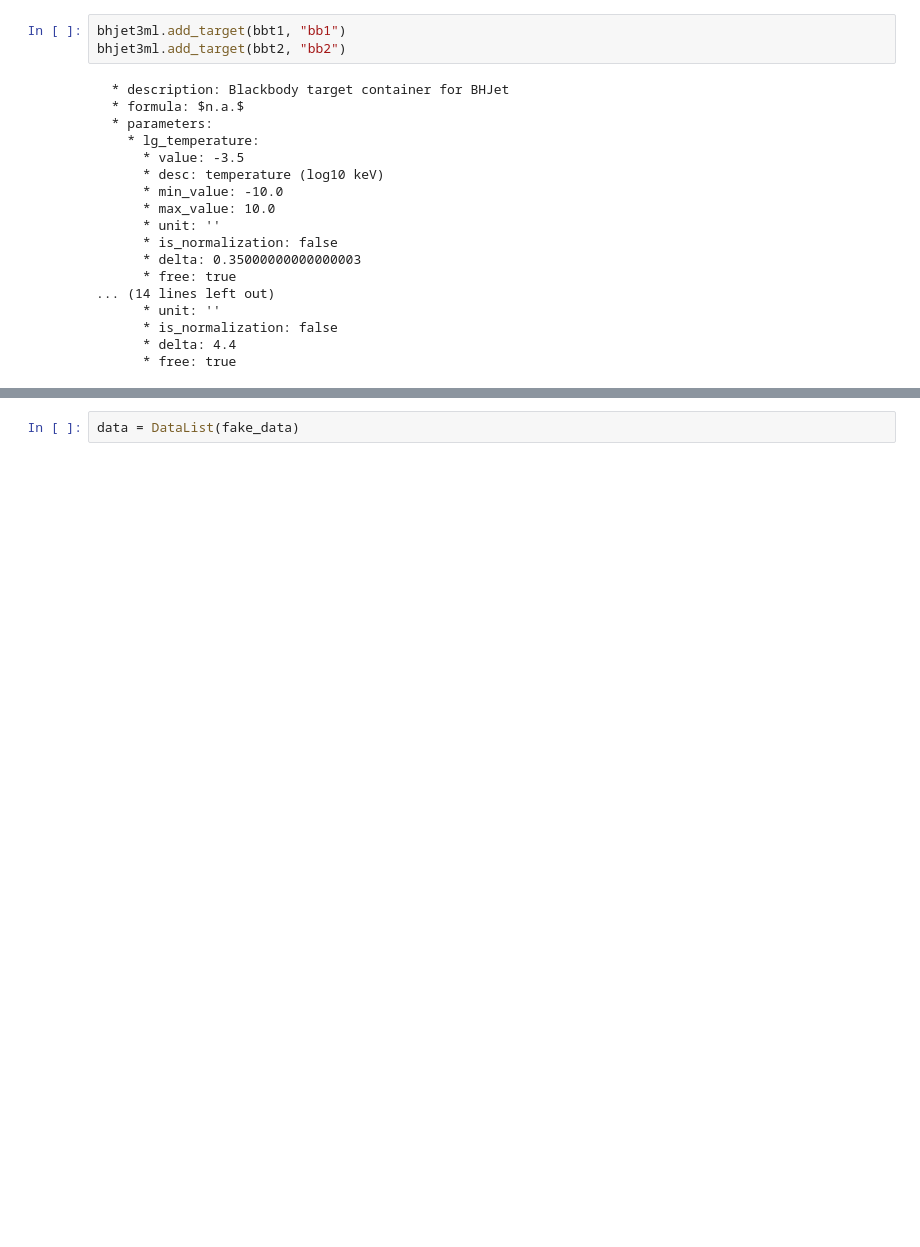
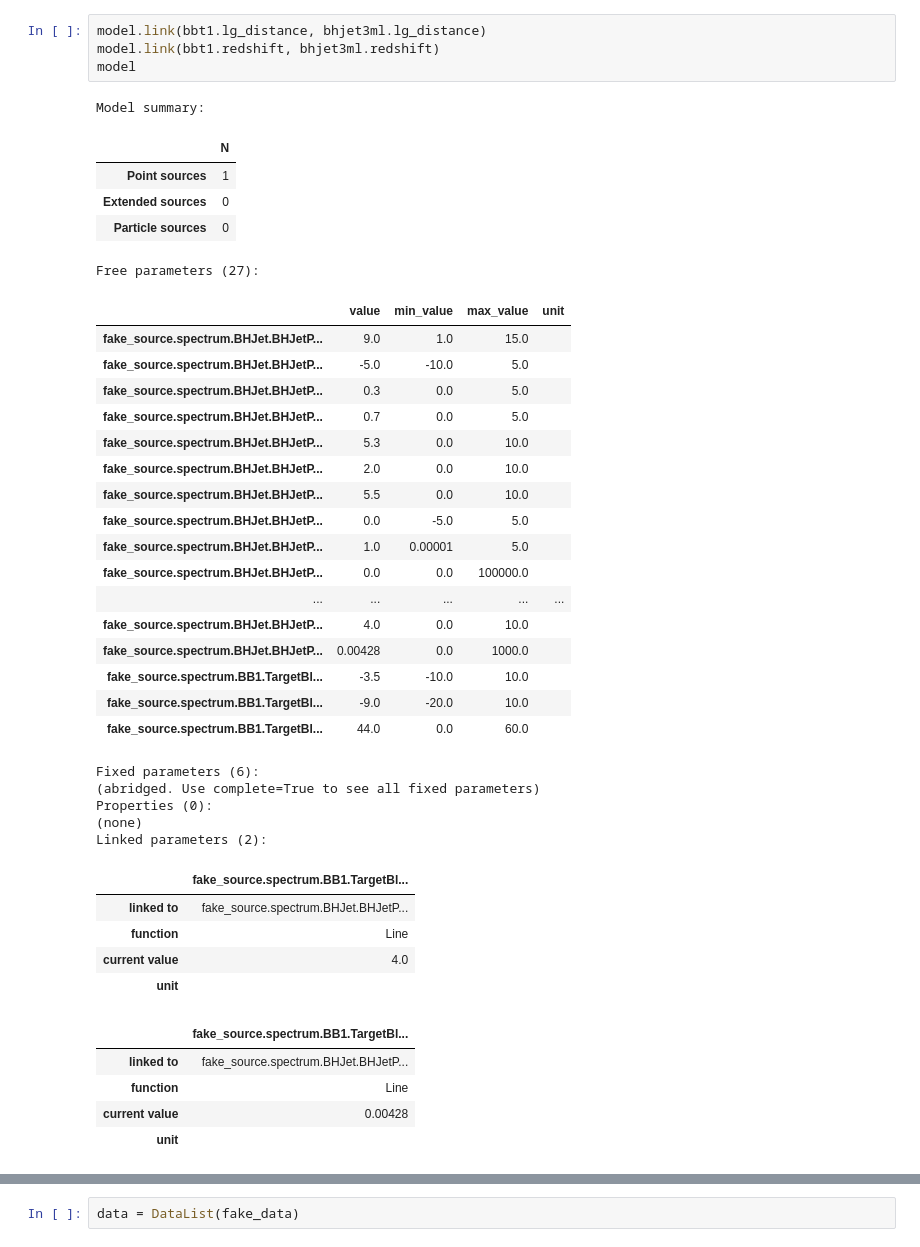
Before and after one commit to maklinger/BHJet, a Jupyter notebook: examples/bhjet3ML_example.ipynb, the cells around one changed output, grey strips where cells are left out. Cells and saved outputs as stored; diff of their text form; blank space fills up the shorter version.

```diff
--- a/examples/bhjet3ML_example.ipynb
+++ b/examples/bhjet3ML_example.ipynb
@@ -38,21 +31,43 @@ bbt2 = BlackBodyTarget()
 # %%
-bhjet3ml.add_target(bbt1, "bb1")
-bhjet3ml.add_target(bbt2, "bb2")
+model.link(bbt1.lg_distance, bhjet3ml.lg_distance)
+model.link(bbt1.redshift, bhjet3ml.redshift)
+model
 # %% [output]
-  * description: Blackbody target container for BHJet
-  * formula: $n.a.$
-  * parameters:
-    * lg_temperature:
-      * value: -3.5
-      * desc: temperature (log10 keV)
-      * min_value: -10.0
-      * max_value: 10.0
-      * unit: ''
-      * is_normalization: false
-      * delta: 0.35000000000000003
-      * free: true
-... (14 lines left out)
-      * unit: ''
-      * is_normalization: false
-      * delta: 4.4
-      * free: true
+Model summary:
+|  | N |
+| Point sources | 1 |
+| Extended sources | 0 |
+| Particle sources | 0 |
+Free parameters (27):
+|  | value | min_value | max_value | unit |
+| fake_source.spectrum.BHJet.BHJetP... | 9.0 | 1.0 | 15.0 |  |
+| fake_source.spectrum.BHJet.BHJetP... | -5.0 | -10.0 | 5.0 |  |
+| fake_source.spectrum.BHJet.BHJetP... | 0.3 | 0.0 | 5.0 |  |
+| fake_source.spectrum.BHJet.BHJetP... | 0.7 | 0.0 | 5.0 |  |
+| fake_source.spectrum.BHJet.BHJetP... | 5.3 | 0.0 | 10.0 |  |
+| fake_source.spectrum.BHJet.BHJetP... | 2.0 | 0.0 | 10.0 |  |
+| fake_source.spectrum.BHJet.BHJetP... | 5.5 | 0.0 | 10.0 |  |
+| fake_source.spectrum.BHJet.BHJetP... | 0.0 | -5.0 | 5.0 |  |
+| fake_source.spectrum.BHJet.BHJetP... | 1.0 | 0.00001 | 5.0 |  |
+| fake_source.spectrum.BHJet.BHJetP... | 0.0 | 0.0 | 100000.0 |  |
+| ... | ... | ... | ... | ... |
+| fake_source.spectrum.BHJet.BHJetP... | 4.0 | 0.0 | 10.0 |  |
+| fake_source.spectrum.BHJet.BHJetP... | 0.00428 | 0.0 | 1000.0 |  |
+| fake_source.spectrum.BB1.TargetBl... | -3.5 | -10.0 | 10.0 |  |
+| fake_source.spectrum.BB1.TargetBl... | -9.0 | -20.0 | 10.0 |  |
+| fake_source.spectrum.BB1.TargetBl... | 44.0 | 0.0 | 60.0 |  |
+Fixed parameters (6):
+(abridged. Use complete=True to see all fixed parameters)
+Properties (0):
+(none)
+Linked parameters (2):
+|  | fake_source.spectrum.BB1.TargetBl... |
+| linked to | fake_source.spectrum.BHJet.BHJetP... |
+| function | Line |
+| current value | 4.0 |
+| unit |  |
+|  | fake_source.spectrum.BB1.TargetBl... |
+| linked to | fake_source.spectrum.BHJet.BHJetP... |
+| function | Line |
+| current value | 0.00428 |
+| unit |  |
```
Also changed, not shown: parts of 23 cells of this notebook, 4 other files.
